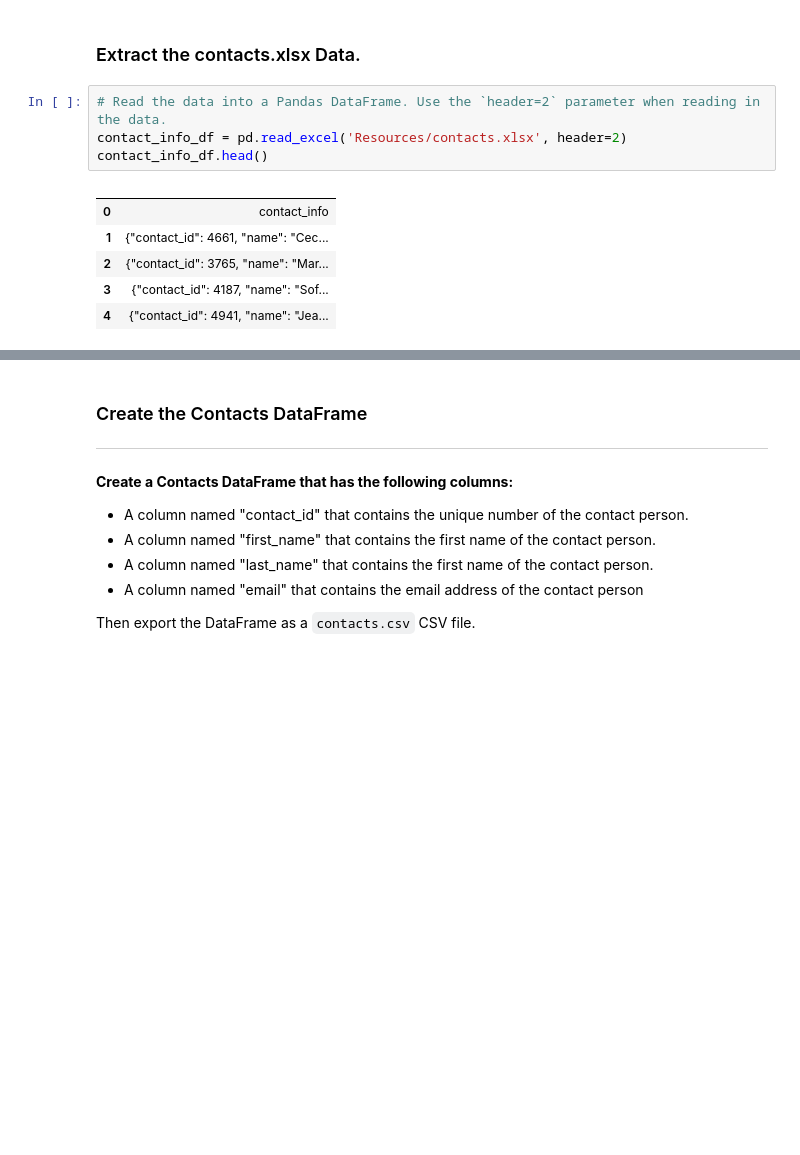
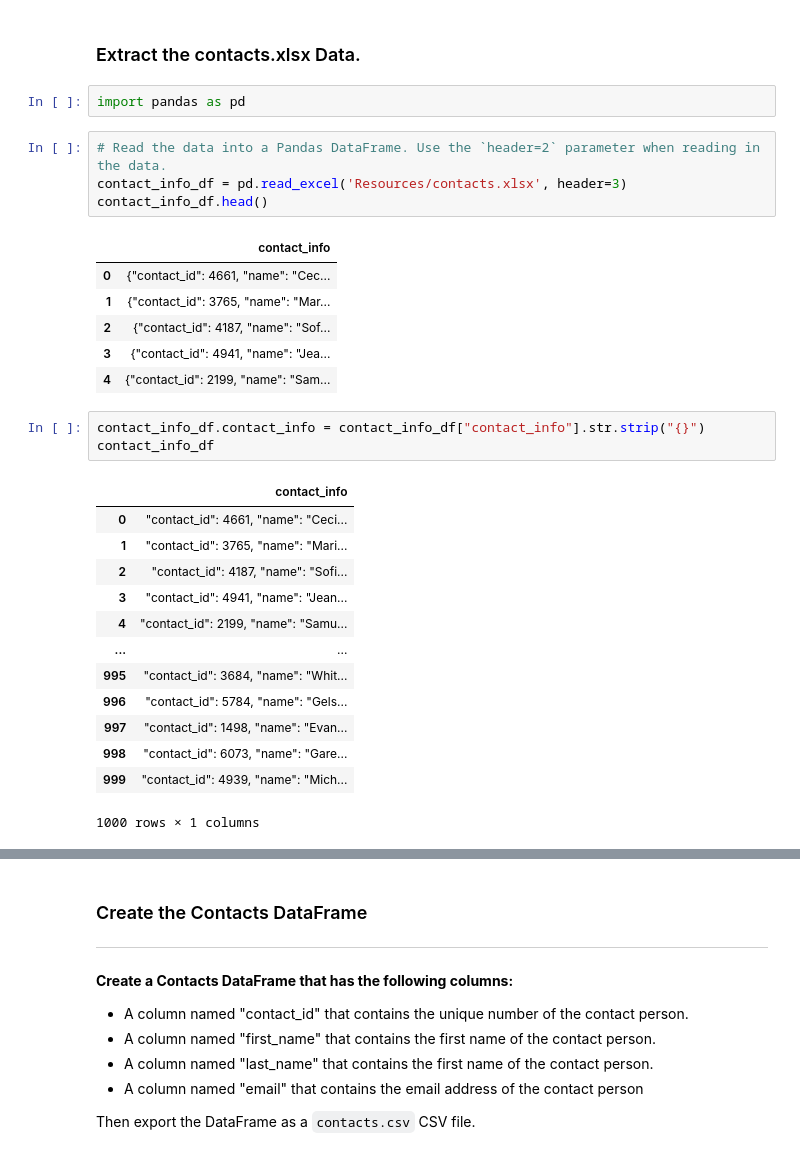
Before and after one commit to prez212/Project2_crowdfunding_ETL, a Jupyter notebook: ETL_Mini_Project_Starter_Code_LPerez_OUsman_RVarela.ipynb, the cells around one changed output, grey strips where cells are left out. Saved outputs shown, nothing was run; the diff lists cells and outputs as text; blank space fills up the shorter version.

```diff
--- a/ETL_Mini_Project_Starter_Code_LPerez_OUsman_RVarela.ipynb
+++ b/ETL_Mini_Project_Starter_Code_LPerez_OUsman_RVarela.ipynb
@@ -283,14 +283,33 @@ campaign_drop.head()
 campaign_drop.to_csv("Resources/campaign.csv", index=False)
 # %% [markdown]
 ### Extract the contacts.xlsx Data.
+# %%
+import pandas as pd
 # %%
 # Read the data into a Pandas DataFrame. Use the `header=2` parameter when reading in the data.
-contact_info_df = pd.read_excel('Resources/contacts.xlsx', header=2)
+contact_info_df = pd.read_excel('Resources/contacts.xlsx', header=3)
 contact_info_df.head()
 # %% [output]
-|  |  |
-| 0 | contact_info |
-| 1 | {"contact_id": 4661, "name": "Cec... |
-| 2 | {"contact_id": 3765, "name": "Mar... |
-| 3 | {"contact_id": 4187, "name": "Sof... |
-| 4 | {"contact_id": 4941, "name": "Jea... |
+|  | contact_info |
+| 0 | {"contact_id": 4661, "name": "Cec... |
+| 1 | {"contact_id": 3765, "name": "Mar... |
+| 2 | {"contact_id": 4187, "name": "Sof... |
+| 3 | {"contact_id": 4941, "name": "Jea... |
+| 4 | {"contact_id": 2199, "name": "Sam... |
+# %%
+contact_info_df.contact_info = contact_info_df["contact_info"].str.strip("{}")
+contact_info_df
+# %% [output]
+|  | contact_info |
+| 0 | "contact_id": 4661, "name": "Ceci... |
+| 1 | "contact_id": 3765, "name": "Mari... |
+| 2 | "contact_id": 4187, "name": "Sofi... |
+| 3 | "contact_id": 4941, "name": "Jean... |
+| 4 | "contact_id": 2199, "name": "Samu... |
+| ... | ... |
+| 995 | "contact_id": 3684, "name": "Whit... |
+| 996 | "contact_id": 5784, "name": "Gels... |
+| 997 | "contact_id": 1498, "name": "Evan... |
+| 998 | "contact_id": 6073, "name": "Gare... |
+| 999 | "contact_id": 4939, "name": "Mich... |
+1000 rows × 1 columns
```
Also changed, not shown: parts of 14 cells of this notebook, 1 other file.
